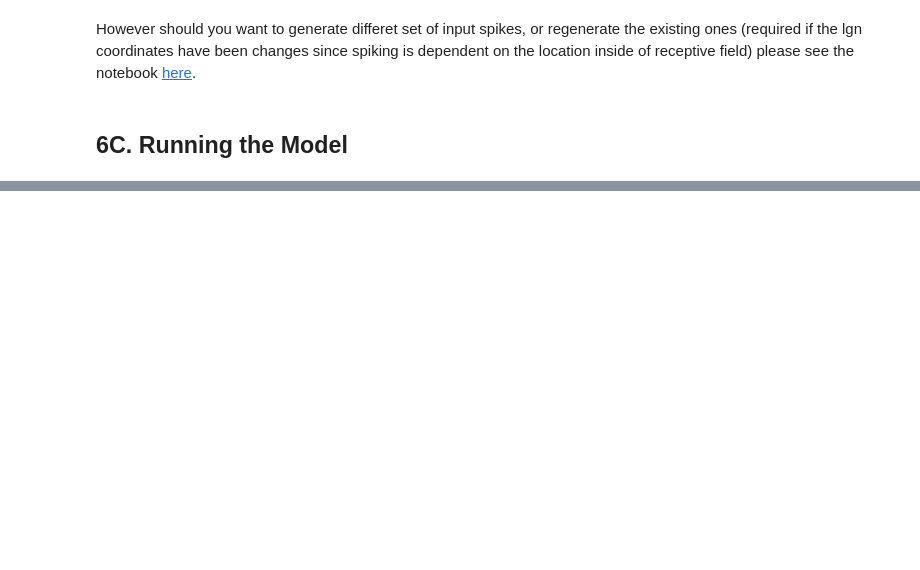
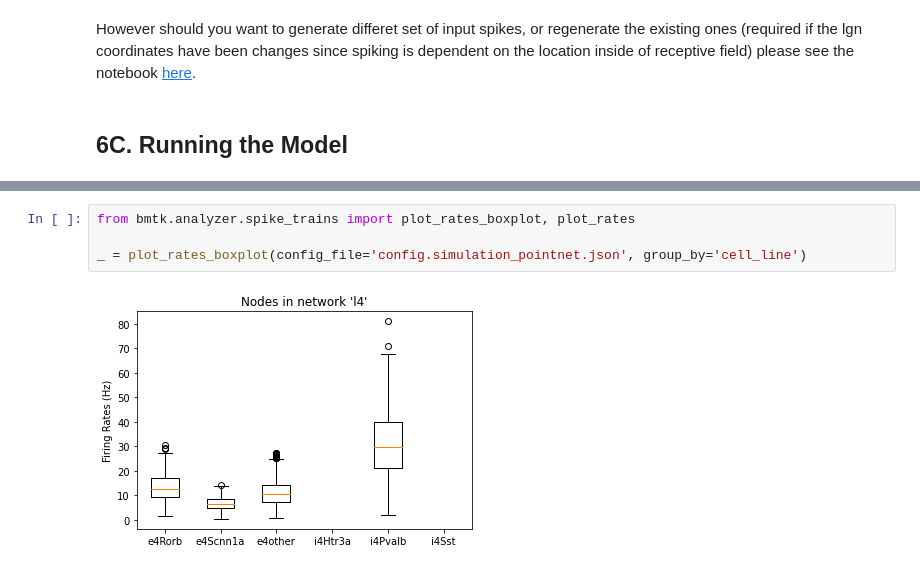
Before and after one commit to AllenInstitute/bmtk_workshop_2022, a Jupyter notebook: Ch6_l4model/6. The L4 Model.ipynb, the cells around one changed output, grey strips where cells are left out. Saved outputs shown, nothing was run; the diff lists cells and outputs as text; blank space fills up the shorter version.

```diff
--- a/Ch6_l4model/6. The L4 Model.ipynb
+++ b/Ch6_l4model/6. The L4 Model.ipynb
@@ -1292,0 +199,6 @@ import nest
+# %%
+from bmtk.analyzer.spike_trains import plot_rates_boxplot, plot_rates
+
+_ = plot_rates_boxplot(config_file='config.simulation_pointnet.json', group_by='cell_line')
+# %% [output]
+[figure, added]
```
Also changed, not shown: parts of 45 cells of this notebook, 6 other files.
